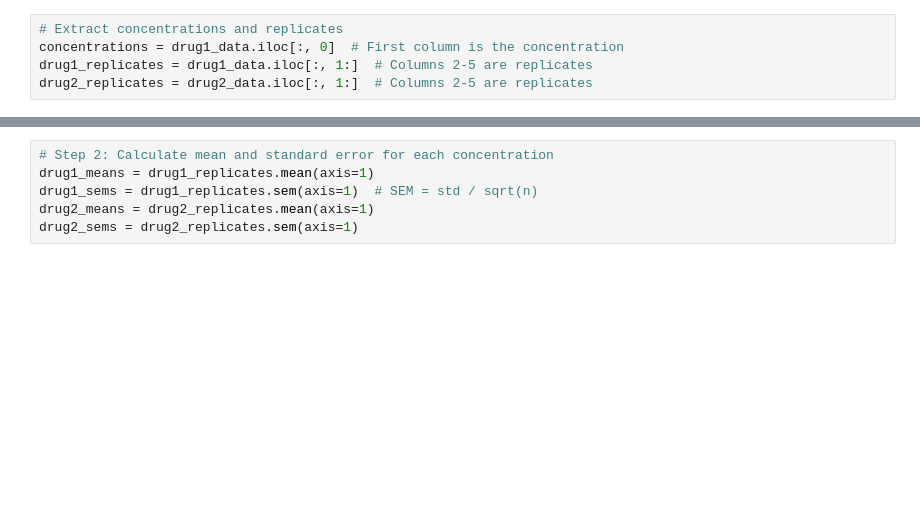
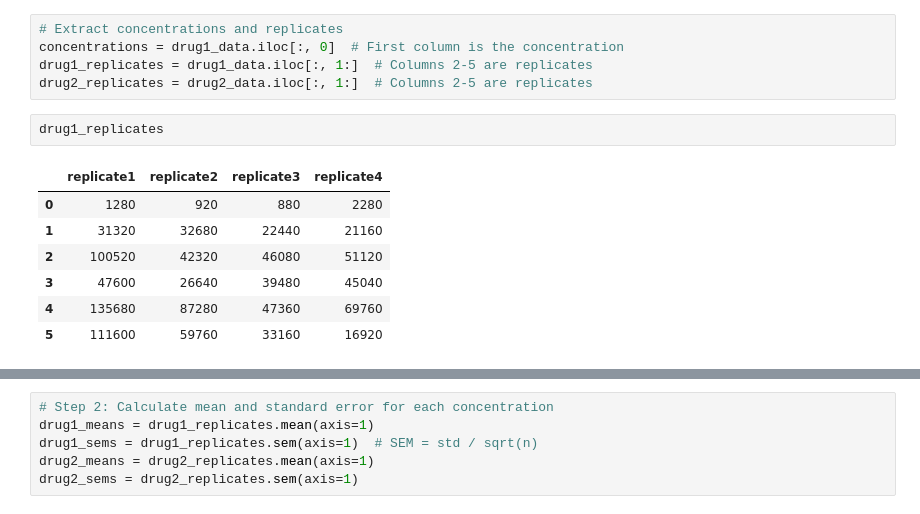
Before and after one commit to toadlover/ginsparg_thymelab_thesis, a Jupyter notebook: jupyter_notebooks/figure_making/presto_tango_data/1_23_25_empa_drug27_antagonist_curve_experiment/1_23_25_empa_drug27_antagonist_curve_experiment.ipynb, the cells around one changed output, grey strips where cells are left out. Cells and saved outputs as stored; diff of their text form; blank space fills up the shorter version.

```diff
--- a/jupyter_notebooks/figure_making/presto_tango_data/1_23_25_empa_drug27_antagonist_curve_experiment/1_23_25_empa_drug27_antagonist_curve_experiment.ipynb
+++ b/jupyter_notebooks/figure_making/presto_tango_data/1_23_25_empa_drug27_antagonist_curve_experiment/1_23_25_empa_drug27_antagonist_curve_experiment.ipynb
@@ -13,3 +13,13 @@ drug2_data = pd.read_csv("empa_curve_data_1_23_25.csv")
 concentrations = drug1_data.iloc[:, 0]  # First column is the concentration
 drug1_replicates = drug1_data.iloc[:, 1:]  # Columns 2-5 are replicates
 drug2_replicates = drug2_data.iloc[:, 1:]  # Columns 2-5 are replicates
+# %%
+drug1_replicates
+# %% [output]
+|  | replicate1 | replicate2 | replicate3 | replicate4 |
+| 0 | 1280 | 920 | 880 | 2280 |
+| 1 | 31320 | 32680 | 22440 | 21160 |
+| 2 | 100520 | 42320 | 46080 | 51120 |
+| 3 | 47600 | 26640 | 39480 | 45040 |
+| 4 | 135680 | 87280 | 47360 | 69760 |
+| 5 | 111600 | 59760 | 33160 | 16920 |
```
Also changed, not shown: parts of 2 cells of this notebook, 1 other file.
